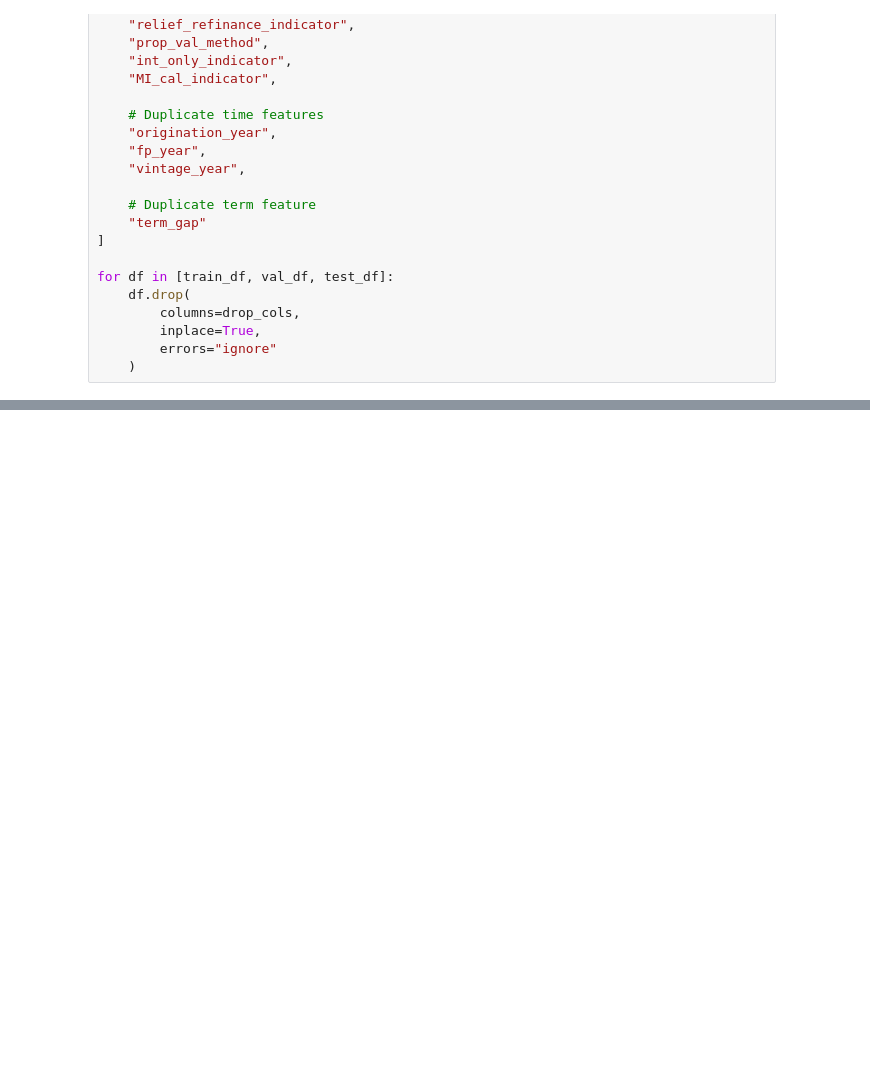
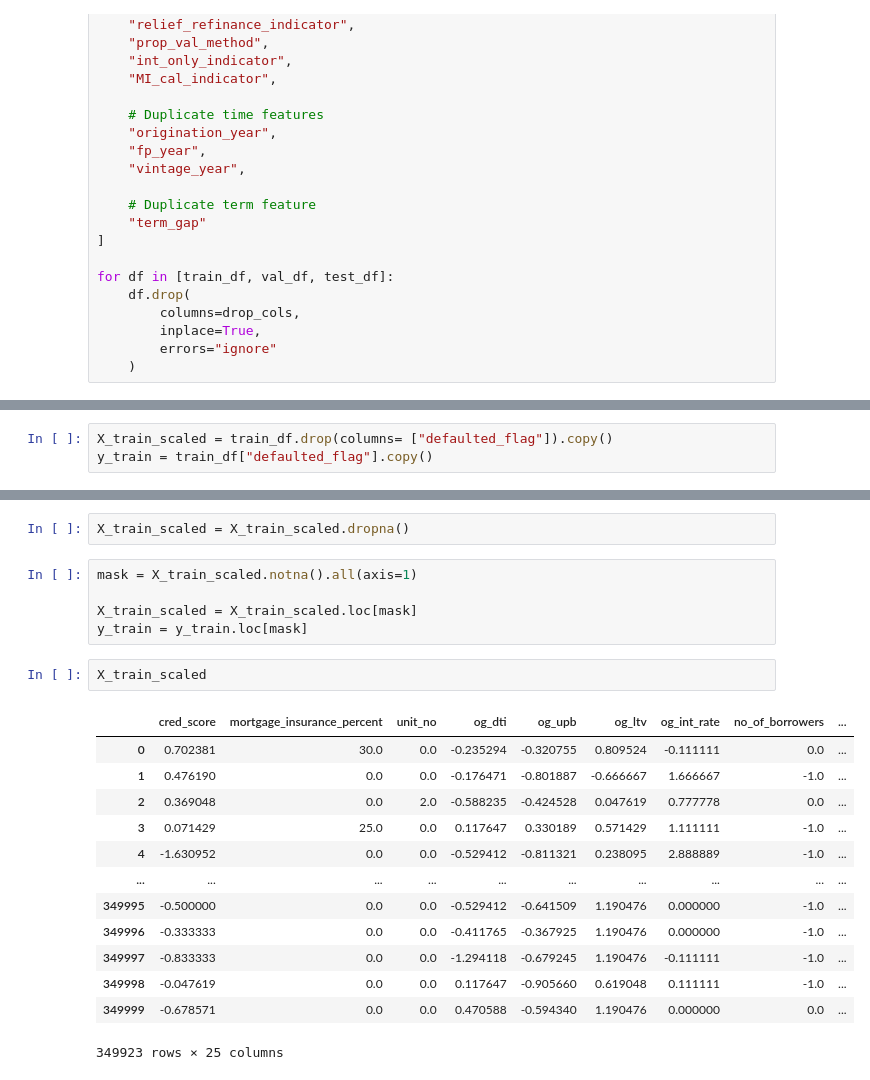
Before and after one commit to Niraj-Mhatre2003/Home_loan-Risk-Analytics, a Jupyter notebook: notebooks/03_feature_engineering.ipynb, the cells around one changed output, grey strips where cells are left out. Cells and saved outputs as stored; diff of their text form; blank space fills up the shorter version.

```diff
--- a/notebooks/03_feature_engineering.ipynb
+++ b/notebooks/03_feature_engineering.ipynb
@@ -1170,0 +1484,3 @@ ValueError: Input contains NaN
+# %%
+X_train_scaled = train_df.drop(columns= ["defaulted_flag"]).copy()
+y_train = train_df["defaulted_flag"].copy()
@@ -1170,0 +1507,23 @@ ValueError: Input contains NaN
+# %%
+X_train_scaled = X_train_scaled.dropna()
+# %%
+mask = X_train_scaled.notna().all(axis=1)
+
+X_train_scaled = X_train_scaled.loc[mask]
+y_train = y_train.loc[mask]
+# %%
+X_train_scaled
+# %% [output]
+|  | cred_score | mortgage_insurance_percent | unit_no | og_dti | og_upb | og_ltv | og_int_rate | no_of_borrowers | ... |
+| 0 | 0.702381 | 30.0 | 0.0 | -0.235294 | -0.320755 | 0.809524 | -0.111111 | 0.0 | ... |
+| 1 | 0.476190 | 0.0 | 0.0 | -0.176471 | -0.801887 | -0.666667 | 1.666667 | -1.0 | ... |
+| 2 | 0.369048 | 0.0 | 2.0 | -0.588235 | -0.424528 | 0.047619 | 0.777778 | 0.0 | ... |
+| 3 | 0.071429 | 25.0 | 0.0 | 0.117647 | 0.330189 | 0.571429 | 1.111111 | -1.0 | ... |
+| 4 | -1.630952 | 0.0 | 0.0 | -0.529412 | -0.811321 | 0.238095 | 2.888889 | -1.0 | ... |
+| ... | ... | ... | ... | ... | ... | ... | ... | ... | ... |
+| 349995 | -0.500000 | 0.0 | 0.0 | -0.529412 | -0.641509 | 1.190476 | 0.000000 | -1.0 | ... |
+| 349996 | -0.333333 | 0.0 | 0.0 | -0.411765 | -0.367925 | 1.190476 | 0.000000 | -1.0 | ... |
+| 349997 | -0.833333 | 0.0 | 0.0 | -1.294118 | -0.679245 | 1.190476 | -0.111111 | -1.0 | ... |
+| 349998 | -0.047619 | 0.0 | 0.0 | 0.117647 | -0.905660 | 0.619048 | 0.111111 | -1.0 | ... |
+| 349999 | -0.678571 | 0.0 | 0.0 | 0.470588 | -0.594340 | 1.190476 | 0.000000 | 0.0 | ... |
+349923 rows × 25 columns
```
Also changed, not shown: parts of 32 cells of this notebook, 1 other file.
